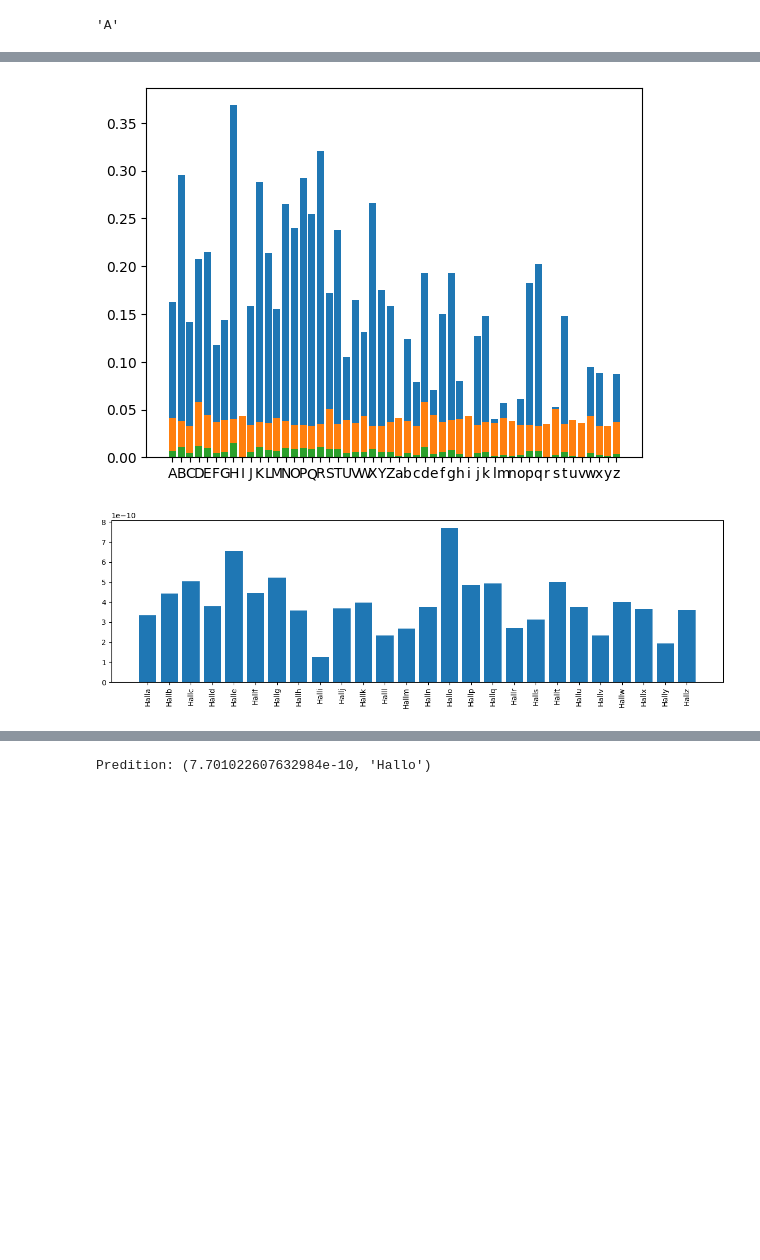
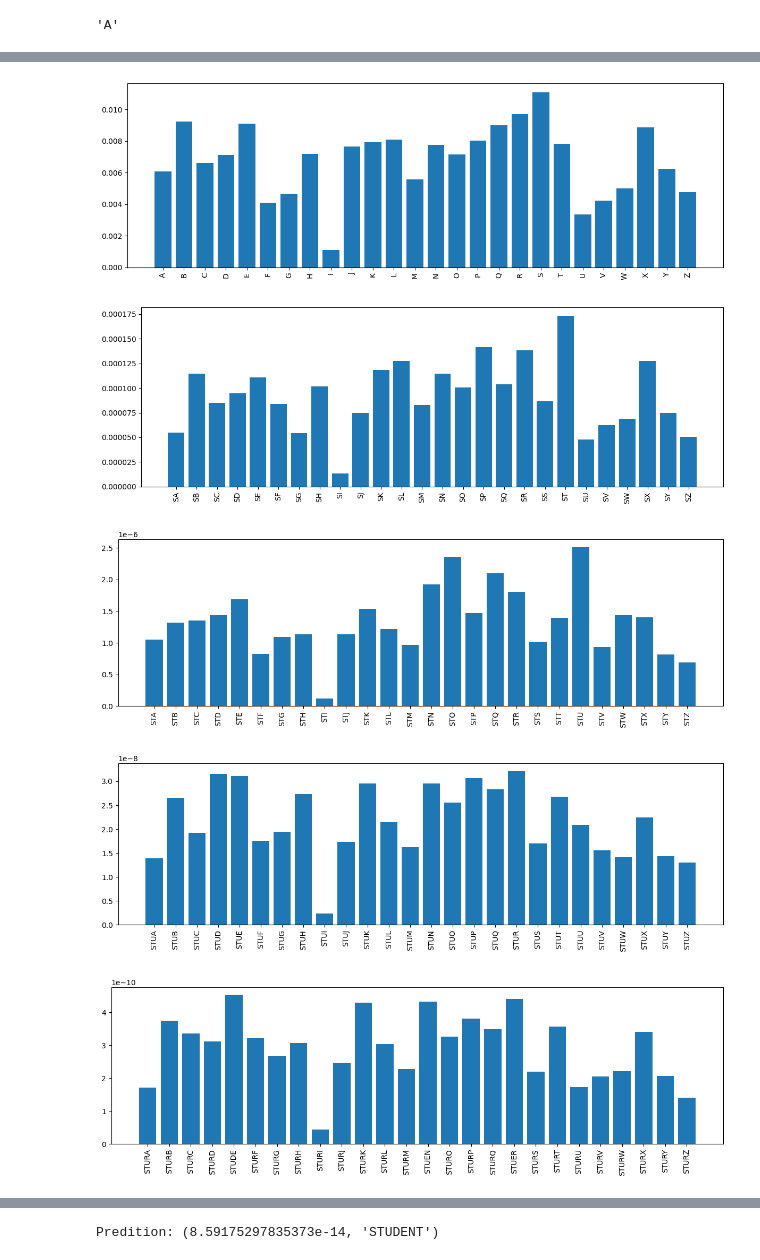
Before and after one commit to HTW-Project-Group/handwriting-recognition, a Jupyter notebook: handwriting-recognition.ipynb, the cells around one changed output, grey strips where cells are left out. Cells and saved outputs as stored; diff of their text form; code cells hidden in the pictures; blank space fills up the shorter version.

```diff
--- a/handwriting-recognition.ipynb
+++ b/handwriting-recognition.ipynb
@@ -239,13 +226,12 @@ def get_dist_to_train(train_data, test_img):
     return dist_to_train
 
 A = test_data[10]
-u = test_data[58]
 H = test_data[19]
-a = test_data[38]
-l = test_data[49]
-o = test_data[52]
+L = test_data[23]
+O = test_data[26]
 
 test_dist_out = get_dist_to_train(image_data, H)
 
+print("Distances to letter 'H':")
 plot_value_label_vector(test_dist_out)
 # %% [output]
@@ -277,9 +266,11 @@ def weighted(val, weight):
 character_labels = ["A","B","C","D","E","F","G","H","I","J","K","L","M","N","O","P","Q","R","S","T","U","V","W","X","Y","Z"]
 character_transition_data = genfromtxt('character_transitions.csv', delimiter=',')
 character_transition_data = character_transition_data / 10000
-character_transition_data = weighted(character_transition_data, 0.75)
 
+print("Character transition probabilities:")
 plt.imshow(character_transition_data, interpolation='nearest')
+
+character_transition_data = weighted(character_transition_data, 0.5)
 
 tmp = {}
 for i in range(len(character_transition_data)):
@@ -291,10 +283,13 @@ character_transition_data = tmp
 # %%
 character_starting_data = genfromtxt('starting_character_counts.csv', delimiter=',')
-character_starting_data = np.asarray(character_starting_data[1]) / 10000
-character_starting_data = weighted(character_starting_data, 0.75)
+character_starting_data = np.asarray(character_starting_data[1]) / np.sum(np.asarray(character_starting_data[1]))
 
+print("Character starting probabilities:")
+print("sum:", character_starting_data.sum())
 plt.bar(character_labels, character_starting_data)
-character_starting_data.sum()
+
+# character_starting_data = character_starting_data * 0 + 1
+character_starting_data = weighted(character_starting_data, 0.5)
 
 tmp = []
 for i in range(len(character_starting_data)):
@@ -324,53 +325,55 @@ for i in range(len(test_hallo)):
 # %%
 train_dist_out = get_dists_for_train_data(image_data)
-only_small_letter_dist_out = get_dists_for_train_data(only_small_letter_image_data)
+
+def plot_viterbi_matrix(matrix):
+    dist_values, dist_labels = [], []
+    for v, l in matrix:
+        dist_values.append(v)
+        dist_labels.append(l)
+    fig,(ax) = plt.subplots(figsize=(12,4), ncols=1)
+    ax.bar(dist_labels, dist_values)
+    ax.tick_params(axis='x', labelrotation=90)
+    plt.tight_layout()
+    plt.show()
 
 def apply_start_props(emission, start_props):
     result = []
     for i in range(len(emission)):
         result.append((emission[i][0] * start_props[i][0], emission[i][1]))
     return result
 
 def viterbi_row_multiplication(vitb_matrix, emission, trans):
     result = []
     for v2 in emission:
         row = []
         for v1 in vitb_matrix:
             char_key = str(v1[1][-1] + v2[1]).upper()
             row.append((v1[0] * trans[char_key] * v2[0], v1[1] + v2[1]))
         result.append(max(row, key=lambda x: x[0]))
     return result
 
 def viterbi(word, transition_props, starting_props):
     first_letter = word.pop(0)
     fl_emission_props = apply_exp_to_test(train_dist_out, get_dist_to_train(image_data, first_letter))
     viterbi_matrix = apply_start_props(fl_emission_props, starting_props)
 
-    plot_value_label_vector(fl_emission_props)
-    plot_value_label_vector(starting_props)
-    plot_value_label_vector(viterbi_matrix)
+    plot_viterbi_matrix(viterbi_matrix)
 
     for letter in word:
-        emission_props = apply_exp_to_test(only_small_letter_dist_out, get_dist_to_train(only_small_letter_image_data, letter))
+        emission_props = apply_exp_to_test(train_dist_out, get_dist_to_train(image_data, letter))
         viterbi_matrix = viterbi_row_multiplication(viterbi_matrix, emission_props, transition_props)
+        plot_viterbi_matrix(viterbi_matrix)
 
     return viterbi_matrix
 
 
-viterbi_input = list(np.copy(test_hallo))
+viterbi_input = list(np.copy(test_word))
 output = viterbi(viterbi_input, character_transition_data, character_starting_data)
 
-dist_values, dist_labels = [], []
-for v, l in output:
-    dist_values.append(v)
-    dist_labels.append(l)
-fig,(ax) = plt.subplots(figsize=(12,4), ncols=1)
-ax.bar(dist_labels, dist_values)
-ax.tick_params(axis='x', labelrotation=90)
-plt.tight_layout()
-plt.show()
-
 print("Predition:", max(output, key=lambda x: x[0]))
 # %% [output]
-[figure, old version]
+[figure, new version]
-[figure, old version]
+[figure, new version]
+[figure, added]
+[figure, added]
+[figure, added]
@@ -377 +382 @@ print("Predition:", max(output, key=lambda x: x[0]))
-Predition: (7.701022607632984e-10, 'Hallo')
+Predition: (8.59175297835373e-14, 'STUDENT')
```
Also changed, not shown: parts of 12 cells of this notebook, 5 other files.
